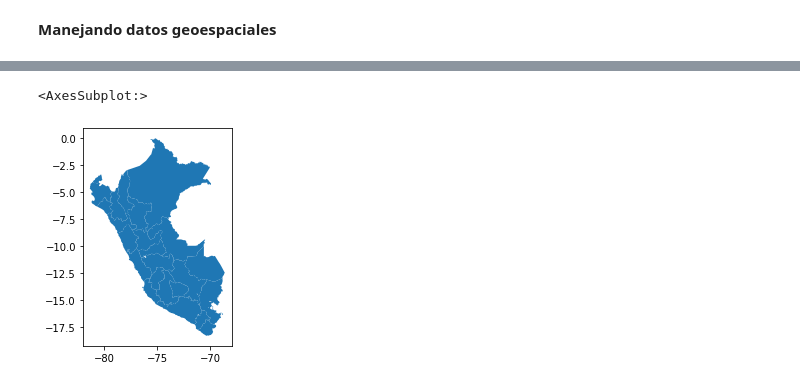
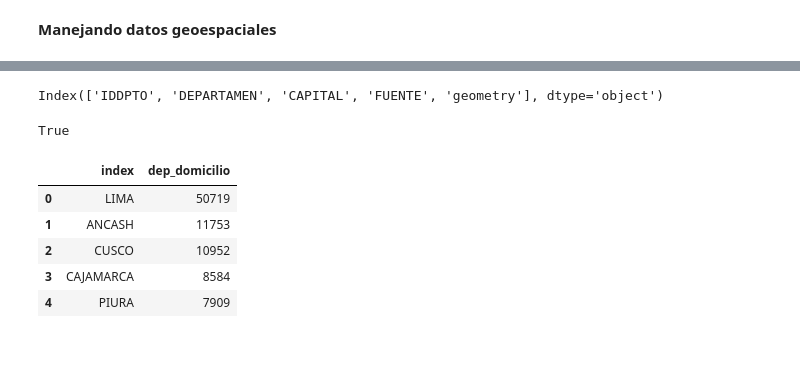
Before and after one commit to jose25050/pythonAnalyticsBootcamp, a Jupyter notebook: src/eda.ipynb, the cells around one changed output, grey strips where cells are left out. Drawn from its saved outputs; the diff is of its cells as text; code cells hidden in the pictures; blank space fills up the shorter version.

```diff
--- a/src/eda.ipynb
+++ b/src/eda.ipynb
@@ -172,5 +178,29 @@ gdf_deps = gpd.read_file('../data/departamentos/DEPARTAMENTOS.shp')
 # %%
-gdf_deps.plot()
+gdf_deps.columns
 # %% [output]
-<AxesSubplot:>
+Index(['IDDPTO', 'DEPARTAMEN', 'CAPITAL', 'FUENTE', 'geometry'], dtype='object')
-[figure, removed]
+# %%
+## analizando si tienen la misma llave mi base de datos y el del shapefile
+df_unique_dep = df_main['dep_domicilio'].unique()
+df_unique_dep.sort()
+
+gdf_unique_dep = gdf_deps['DEPARTAMEN'].unique()
+gdf_unique_dep.sort()
+
+# VALIDAMOS QUE LOS NOMBRES DE DEPARTAMENTOS
+# EN LOS DOS DATASETS SEAN IGUALES
+(df_unique_dep == gdf_unique_dep).all() # True
+# %% [output]
+True
+# %%
+# Contamos la cantidad de hospitalizados por departamento
+conteo_x_dept = df_main['dep_domicilio'].value_counts()
+conteo_x_dept = conteo_x_dept.reset_index()
+conteo_x_dept.head()
+# %% [output]
+|  | index | dep_domicilio |
+| 0 | LIMA | 50719 |
+| 1 | ANCASH | 11753 |
+| 2 | CUSCO | 10952 |
+| 3 | CAJAMARCA | 8584 |
+| 4 | PIURA | 7909 |
```
Also changed, not shown: parts of 11 cells of this notebook.
